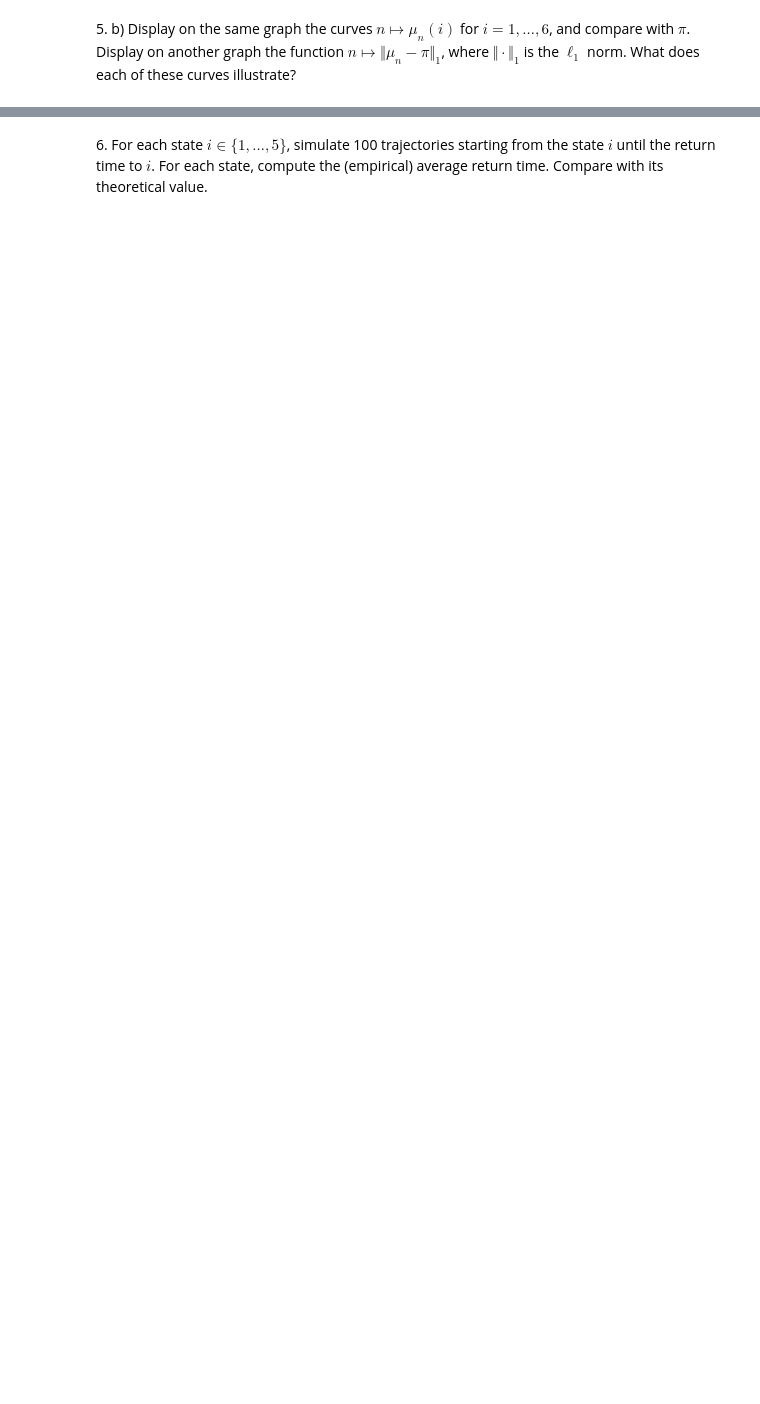
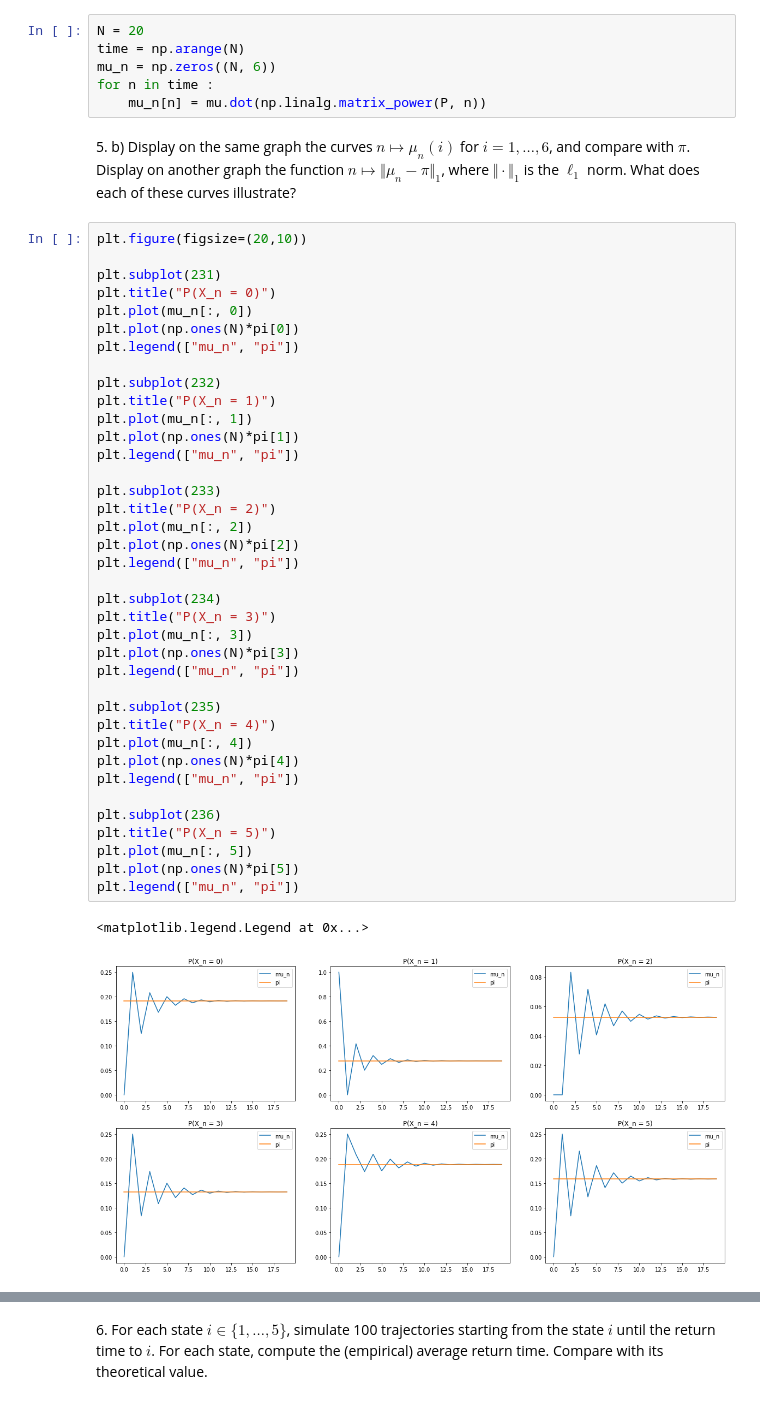
Before and after one commit to SnowHawkeye/sdia-labs, a Jupyter notebook: markov/lab1_Salem_Salem/lab1_Salem_Salem.ipynb, the cells around one changed output, grey strips where cells are left out. Saved outputs shown, nothing was run; the diff lists cells and outputs as text; blank space fills up the shorter version.

```diff
--- a/markov/lab1_Salem_Salem/lab1_Salem_Salem.ipynb
+++ b/markov/lab1_Salem_Salem/lab1_Salem_Salem.ipynb
@@ -248,2 +364,49 @@ $$
+# %%
+N = 20
+time = np.arange(N)
+mu_n = np.zeros((N, 6))
+for n in time :
+    mu_n[n] = mu.dot(np.linalg.matrix_power(P, n))
 # %% [markdown]
 5\. b) Display on the same graph the curves $n \mapsto \mu_n(i)$ for $i = 1, \dotsc , 6$, and compare with $\pi$. Display on another graph the function $n \mapsto \Vert \mu_n - \pi \Vert_1$, where $\Vert \cdot \Vert_1$ is the $\ell_1$ norm. What does each of these curves illustrate?
+# %%
+plt.figure(figsize=(20,10))
+
+plt.subplot(231)
+plt.title("P(X_n = 0)")
+plt.plot(mu_n[:, 0])
+plt.plot(np.ones(N)*pi[0])
+plt.legend(["mu_n", "pi"])
+
+plt.subplot(232)
+plt.title("P(X_n = 1)")
+plt.plot(mu_n[:, 1])
+plt.plot(np.ones(N)*pi[1])
+plt.legend(["mu_n", "pi"])
+
+plt.subplot(233)
+plt.title("P(X_n = 2)")
+plt.plot(mu_n[:, 2])
+plt.plot(np.ones(N)*pi[2])
+plt.legend(["mu_n", "pi"])
+
+plt.subplot(234)
+plt.title("P(X_n = 3)")
+plt.plot(mu_n[:, 3])
+plt.plot(np.ones(N)*pi[3])
+plt.legend(["mu_n", "pi"])
+
+plt.subplot(235)
+plt.title("P(X_n = 4)")
+plt.plot(mu_n[:, 4])
+plt.plot(np.ones(N)*pi[4])
+plt.legend(["mu_n", "pi"])
+
+plt.subplot(236)
+plt.title("P(X_n = 5)")
+plt.plot(mu_n[:, 5])
+plt.plot(np.ones(N)*pi[5])
+plt.legend(["mu_n", "pi"])
+# %% [output]
+<matplotlib.legend.Legend at 0x...>
+[figure, added]
```
Also changed, not shown: parts of 24 cells of this notebook, 1 other file.
